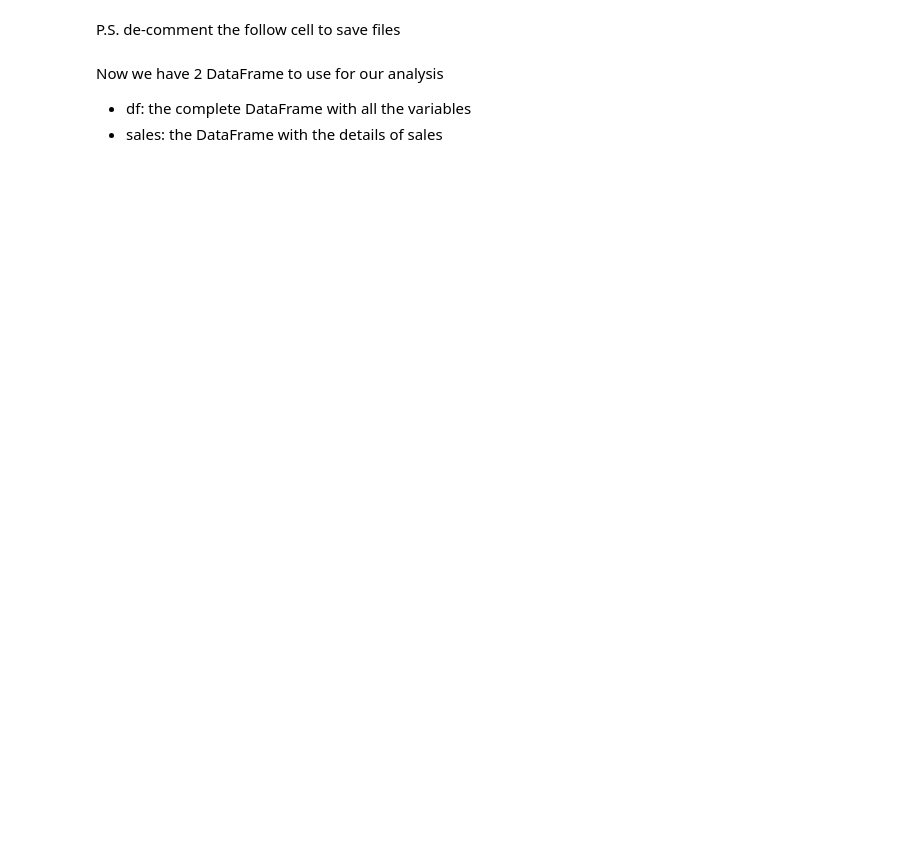
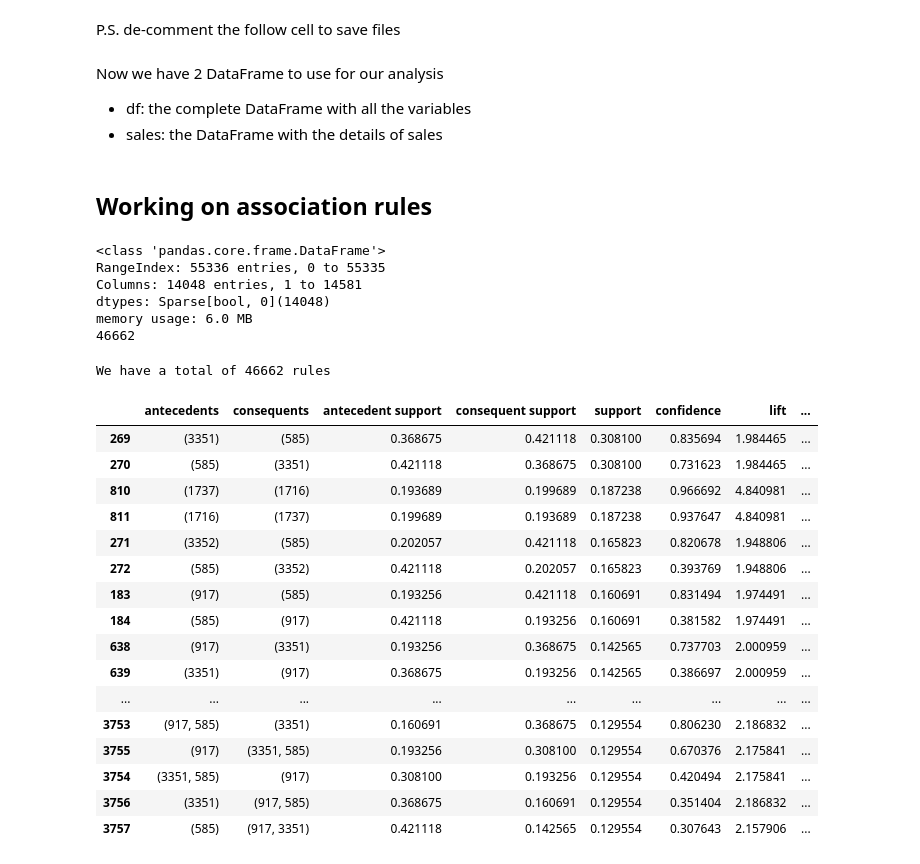
Before and after one commit to helenabdr/CRM-ReactivationML, a Jupyter notebook: Reactivation.ipynb, the cells around one changed output. Cells and saved outputs as stored; diff of their text form; code cells hidden in the pictures; blank space fills up the shorter version.

Commit message:
applied association rules

```diff
--- a/Reactivation.ipynb
+++ b/Reactivation.ipynb
@@ -332,3 +344,50 @@ P.S. de-comment the follow cell to save files
 Now we have 2 DataFrame to use for our analysis
 - df: the complete DataFrame with all the variables
 - sales: the DataFrame with the details of sales
+# %% [markdown]
+## Working on association rules
+# %%
+# one-hot encoding the itemsets for the apriori algorithm
+itemsets_series = df.groupby('client_id')['item_id'].apply(list)
+encoder = TransactionEncoder()
+itemsets = itemsets_series.tolist()
+
+onehot = encoder.fit_transform(itemsets, sparse=True)
+onehot = pd.DataFrame.sparse.from_spmatrix(onehot, columns = encoder.columns_)
+onehot.columns = [str(col) for col in onehot.columns]
+onehot.info()
+
+frequent_itemsets = apriori(onehot, min_support=0.01, max_len = 4, use_colnames=True, low_memory=True)
+rules = association_rules(frequent_itemsets, metric='confidence', min_threshold=0.2)
+print(len(rules))
+# %% [output]
+<class 'pandas.core.frame.DataFrame'>
+RangeIndex: 55336 entries, 0 to 55335
+Columns: 14048 entries, 1 to 14581
+dtypes: Sparse[bool, 0](14048)
+memory usage: 6.0 MB
+46662
+# %%
+# filtering and ordering the rules
+rules.sort_values(by=['support', 'confidence'], ascending=False, inplace=True)
+print('We have a total of {} rules'.format(rules.shape[0]))
+rules.head(20)
+# %% [output]
+We have a total of 46662 rules
+|  | antecedents | consequents | antecedent support | consequent support | support | confidence | lift | ... |
+| 269 | (3351) | (585) | 0.368675 | 0.421118 | 0.308100 | 0.835694 | 1.984465 | ... |
+| 270 | (585) | (3351) | 0.421118 | 0.368675 | 0.308100 | 0.731623 | 1.984465 | ... |
+| 810 | (1737) | (1716) | 0.193689 | 0.199689 | 0.187238 | 0.966692 | 4.840981 | ... |
+| 811 | (1716) | (1737) | 0.199689 | 0.193689 | 0.187238 | 0.937647 | 4.840981 | ... |
+| 271 | (3352) | (585) | 0.202057 | 0.421118 | 0.165823 | 0.820678 | 1.948806 | ... |
+| 272 | (585) | (3352) | 0.421118 | 0.202057 | 0.165823 | 0.393769 | 1.948806 | ... |
+| 183 | (917) | (585) | 0.193256 | 0.421118 | 0.160691 | 0.831494 | 1.974491 | ... |
+| 184 | (585) | (917) | 0.421118 | 0.193256 | 0.160691 | 0.381582 | 1.974491 | ... |
+| 638 | (917) | (3351) | 0.193256 | 0.368675 | 0.142565 | 0.737703 | 2.000959 | ... |
+| 639 | (3351) | (917) | 0.368675 | 0.193256 | 0.142565 | 0.386697 | 2.000959 | ... |
+| ... | ... | ... | ... | ... | ... | ... | ... | ... |
+| 3753 | (917, 585) | (3351) | 0.160691 | 0.368675 | 0.129554 | 0.806230 | 2.186832 | ... |
+| 3755 | (917) | (3351, 585) | 0.193256 | 0.308100 | 0.129554 | 0.670376 | 2.175841 | ... |
+| 3754 | (3351, 585) | (917) | 0.308100 | 0.193256 | 0.129554 | 0.420494 | 2.175841 | ... |
+| 3756 | (3351) | (917, 585) | 0.368675 | 0.160691 | 0.129554 | 0.351404 | 2.186832 | ... |
+| 3757 | (585) | (917, 3351) | 0.421118 | 0.142565 | 0.129554 | 0.307643 | 2.157906 | ... |
```
Also changed, not shown: parts of 4 cells of this notebook.
